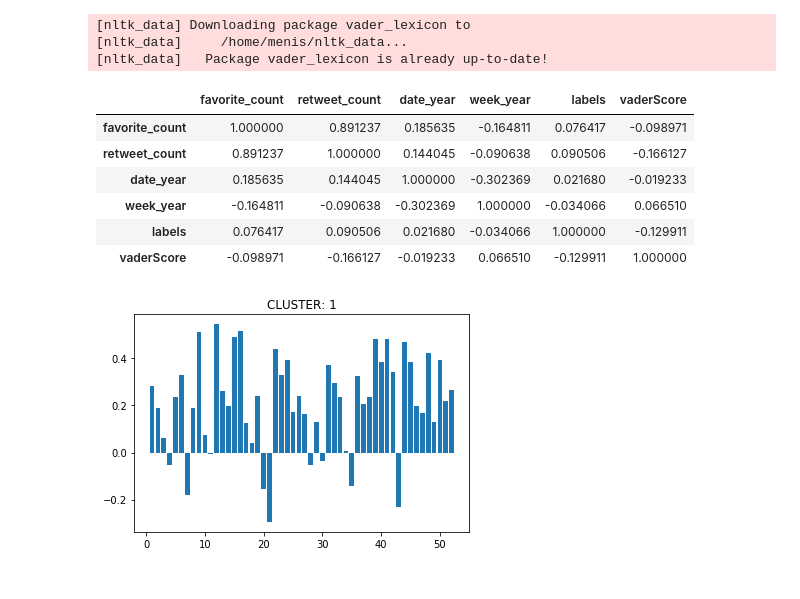
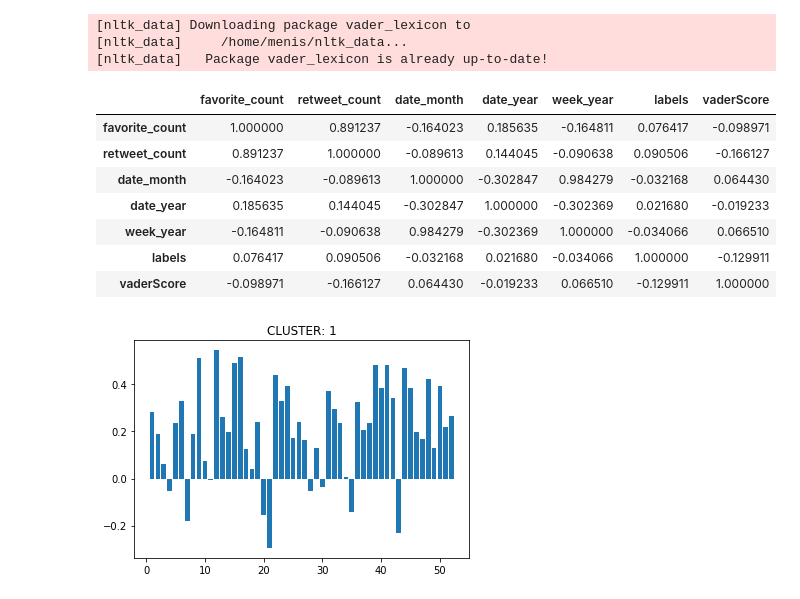
Before and after one commit to Gneur11/TextAnalytics2, a Jupyter notebook: postElection.ipynb, the cells around one changed output. Drawn from its saved outputs; the diff is of its cells as text; code cells hidden in the pictures.

```diff
--- a/postElection.ipynb
+++ b/postElection.ipynb
@@ -70,20 +71,21 @@ for t in text:
 # %%
-data["vaderScore"] = scores
 #prova a togliere retweet
 data = data[data["is_retweet"] == False]
 
 data.rename(index=str, columns={"year": "date_year"},inplace=True)
+data.rename(index=str, columns={"month": "date_month"},inplace=True)
 
-data.drop(["month","hour","in_reply_to_user_id_str","is_retweet","text","modded_text","modded1","date"],axis=1,inplace=True)
+data.drop(["hour","in_reply_to_user_id_str","is_retweet","text","modded_text","modded1","date"],axis=1,inplace=True)
 data.corr()
 # %% [output]
-|  | favorite_count | retweet_count | date_year | week_year | labels | vaderScore |
-| favorite_count | 1.000000 | 0.891237 | 0.185635 | -0.164811 | 0.076417 | -0.098971 |
-| retweet_count | 0.891237 | 1.000000 | 0.144045 | -0.090638 | 0.090506 | -0.166127 |
-| date_year | 0.185635 | 0.144045 | 1.000000 | -0.302369 | 0.021680 | -0.019233 |
-| week_year | -0.164811 | -0.090638 | -0.302369 | 1.000000 | -0.034066 | 0.066510 |
-| labels | 0.076417 | 0.090506 | 0.021680 | -0.034066 | 1.000000 | -0.129911 |
-| vaderScore | -0.098971 | -0.166127 | -0.019233 | 0.066510 | -0.129911 | 1.000000 |
+|  | favorite_count | retweet_count | date_month | date_year | week_year | labels | vaderScore |
+| favorite_count | 1.000000 | 0.891237 | -0.164023 | 0.185635 | -0.164811 | 0.076417 | -0.098971 |
+| retweet_count | 0.891237 | 1.000000 | -0.089613 | 0.144045 | -0.090638 | 0.090506 | -0.166127 |
+| date_month | -0.164023 | -0.089613 | 1.000000 | -0.302847 | 0.984279 | -0.032168 | 0.064430 |
+| date_year | 0.185635 | 0.144045 | -0.302847 | 1.000000 | -0.302369 | 0.021680 | -0.019233 |
+| week_year | -0.164811 | -0.090638 | 0.984279 | -0.302369 | 1.000000 | -0.034066 | 0.066510 |
+| labels | 0.076417 | 0.090506 | -0.032168 | 0.021680 | -0.034066 | 1.000000 | -0.129911 |
+| vaderScore | -0.098971 | -0.166127 | 0.064430 | -0.019233 | 0.066510 | -0.129911 | 1.000000 |
 # %%
 for cluster in data["labels"].unique():
     time = data[data["labels"] == cluster]
```
Also changed, not shown: parts of 12 cells of this notebook, 5 other files.
